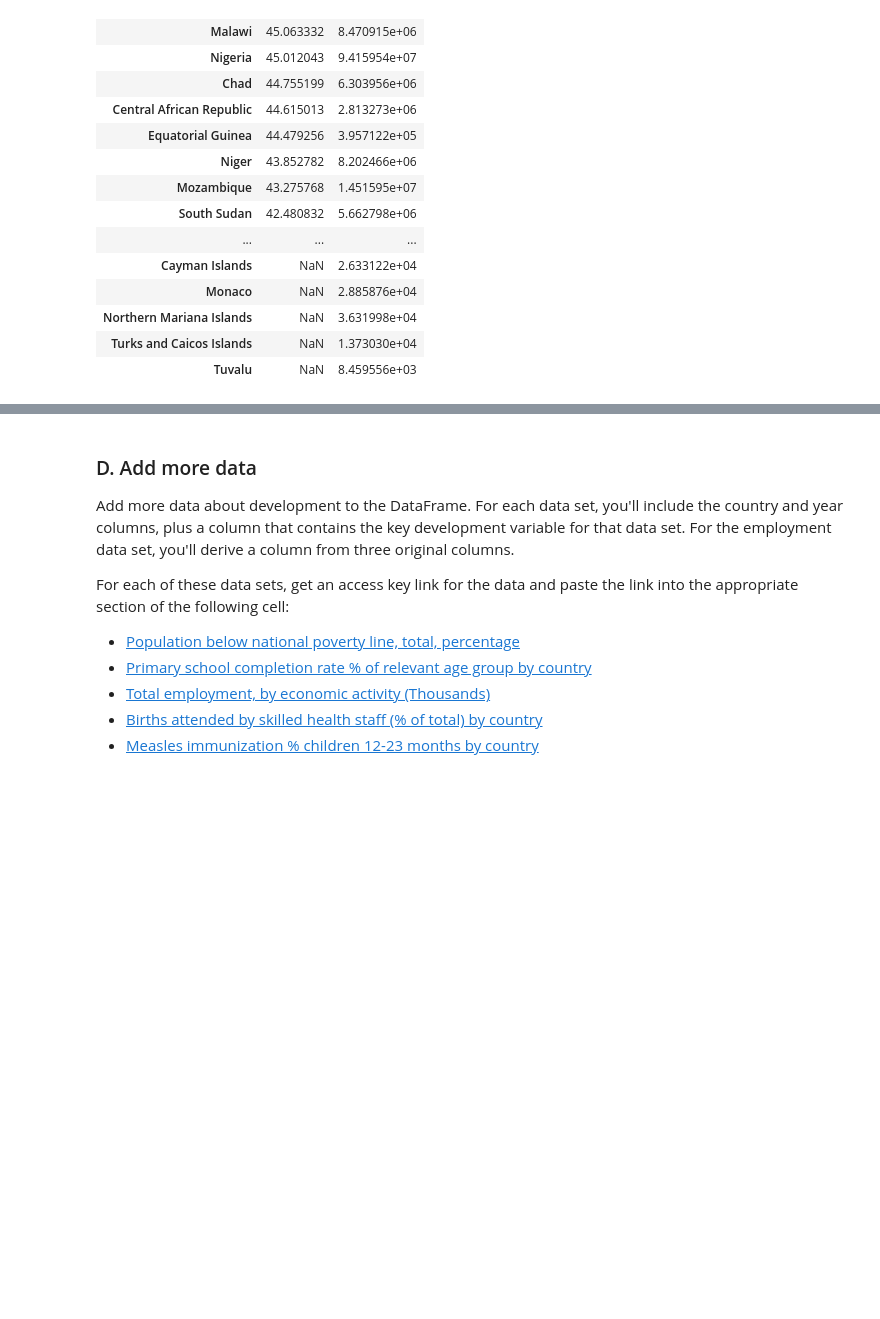
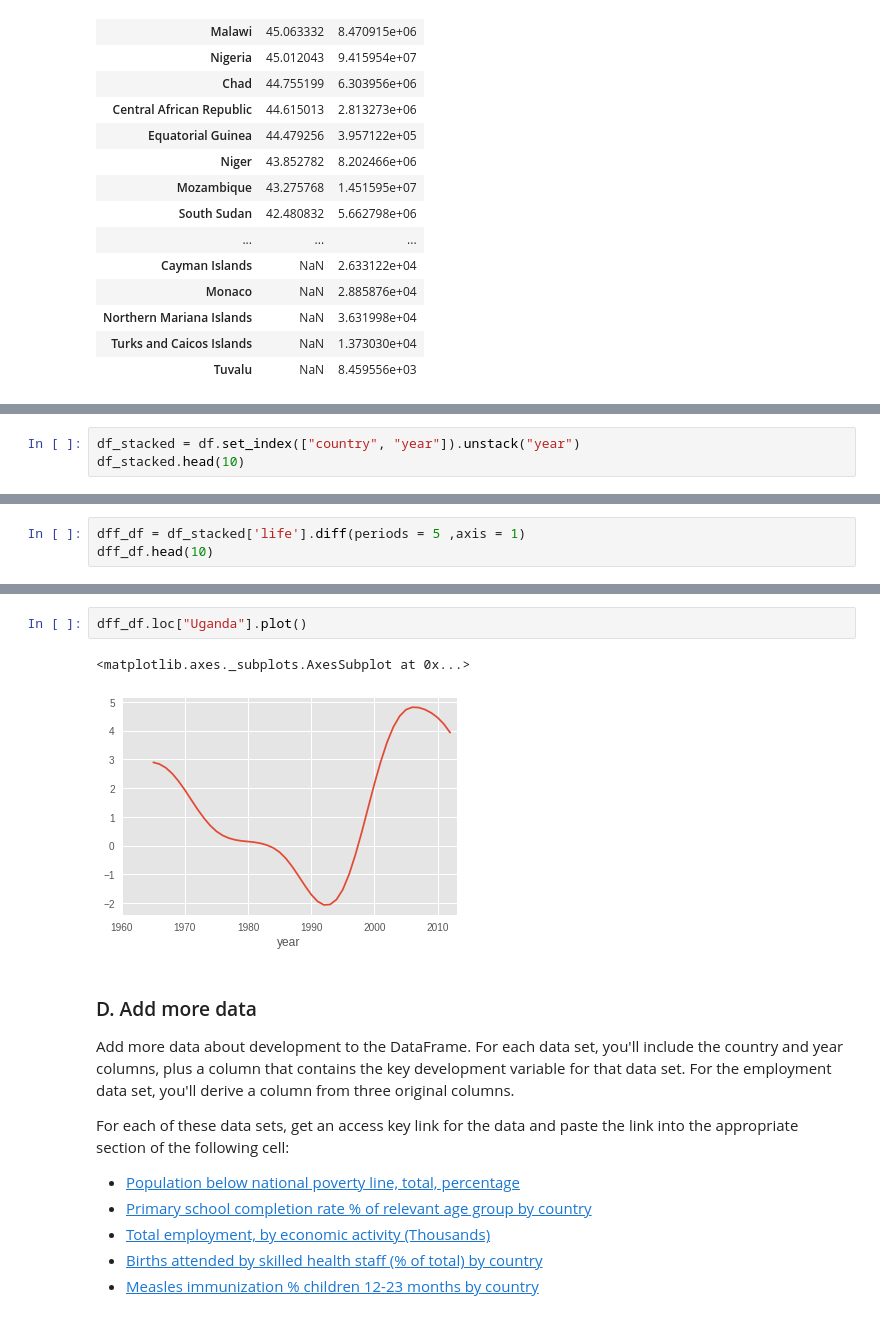
Before and after one commit to JustinTTL/Playing-with-Pandas, a Jupyter notebook: Analyze open data sets with pandas DataFrames.ipynb, the cells around one changed output, grey strips where cells are left out. Cells and saved outputs as stored; diff of their text form; blank space fills up the shorter version.

```diff
--- a/Analyze open data sets with pandas DataFrames.ipynb
+++ b/Analyze open data sets with pandas DataFrames.ipynb
@@ -359,0 +370,3 @@ interact(hist_plot, year1 =years, year2 =years)
+# %%
+df_stacked = df.set_index(["country", "year"]).unstack("year")
+df_stacked.head(10)
@@ -359,0 +388,3 @@ interact(hist_plot, year1 =years, year2 =years)
+# %%
+dff_df = df_stacked['life'].diff(periods = 5 ,axis = 1)
+dff_df.head(10)
@@ -360,3 +425,8 @@ interact(hist_plot, year1 =years, year2 =years)
+# %%
+dff_df.loc["Uganda"].plot()
+# %% [output]
+<matplotlib.axes._subplots.AxesSubplot at 0x...>
+[figure, added]
 # %% [markdown]
 <a id="loadmore"></a>
 ### D. Add more data
```
Also changed, not shown: parts of 14 cells of this notebook, 1 other file.
